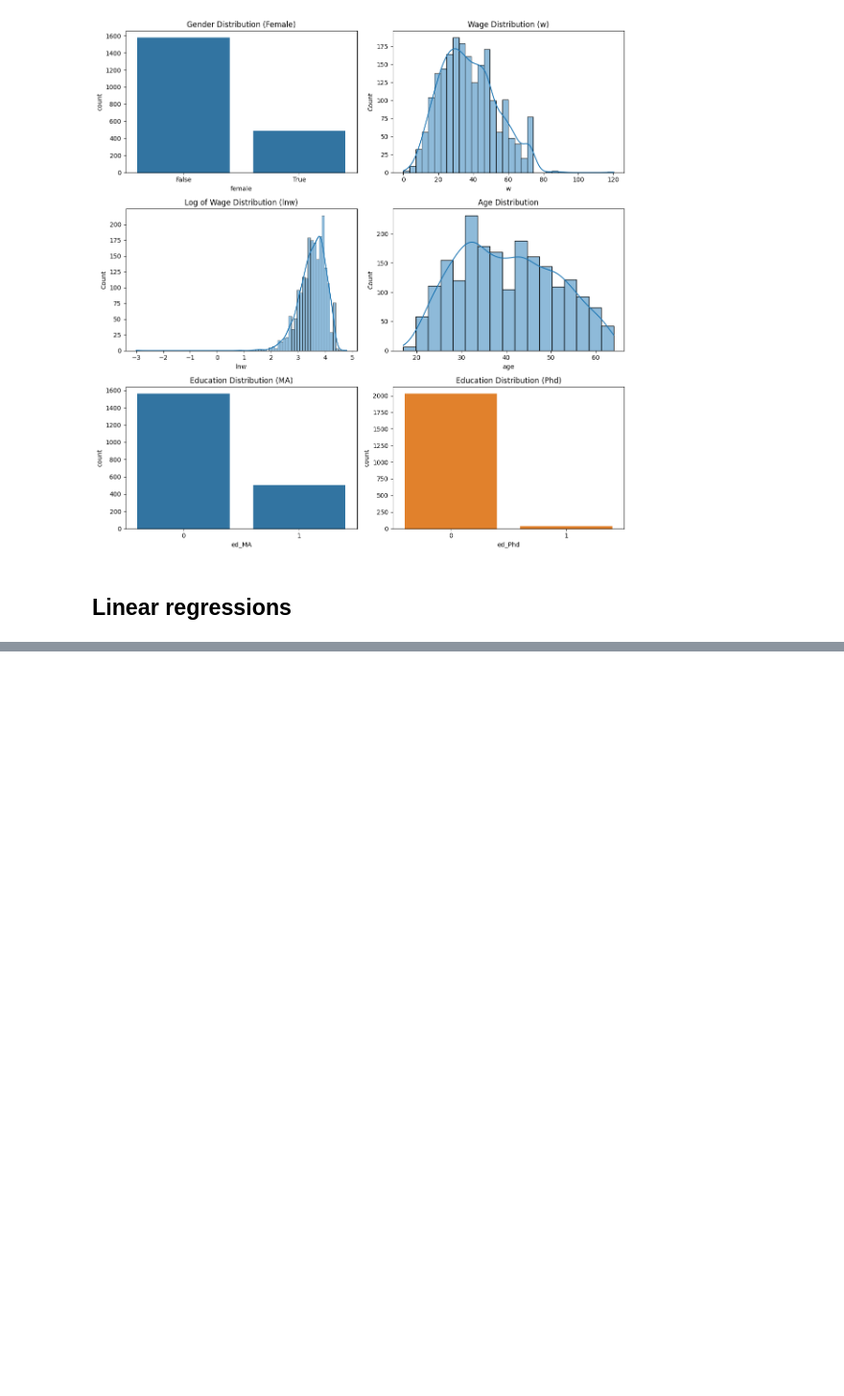
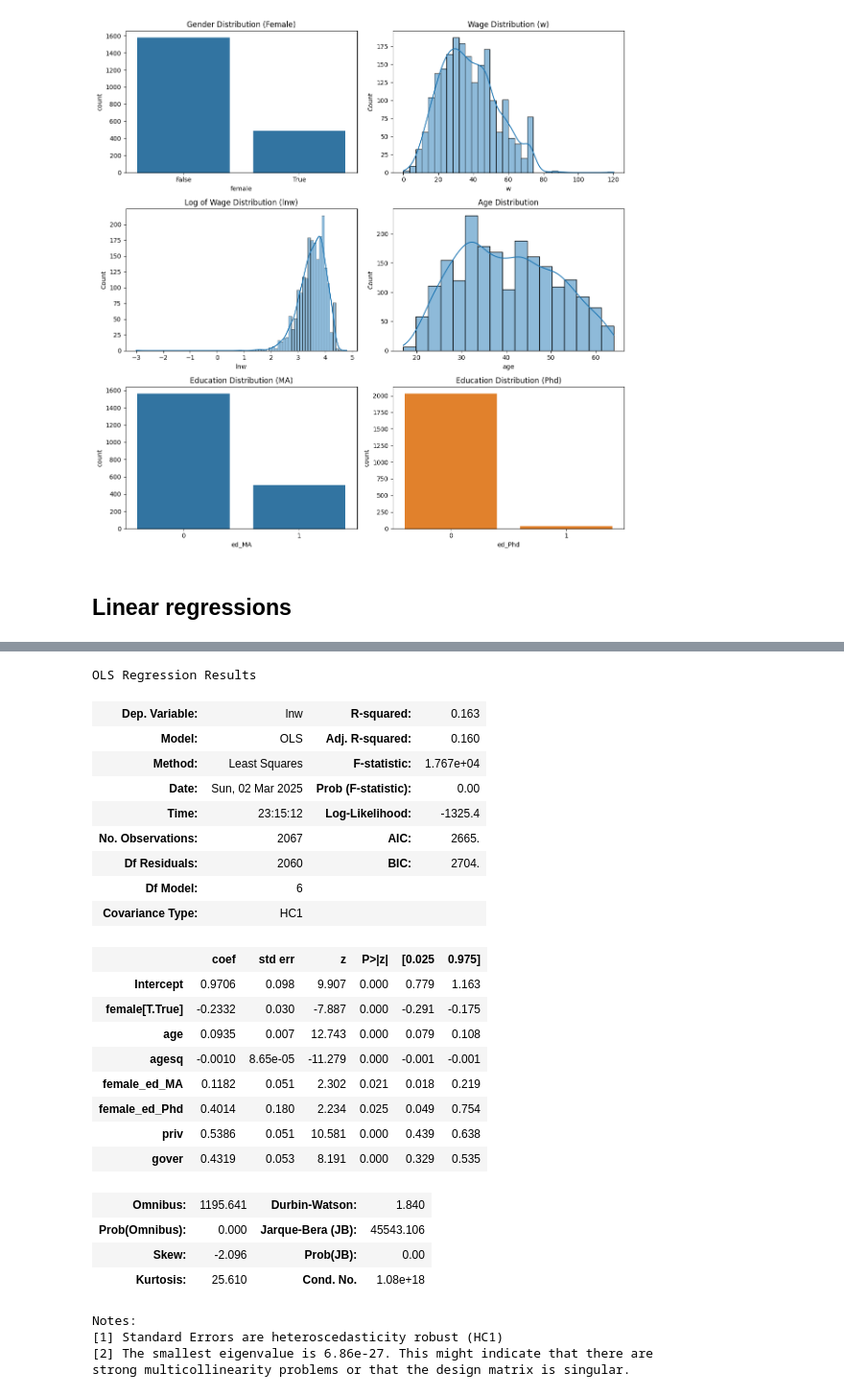
Before and after one commit to AssetKabdula/Prediction-with-Machine-Learning-for-Economists, a Jupyter notebook: Assignment_1/assignment_1.ipynb, the cells around one changed output, grey strips where cells are left out. Shown: that part at 96% size. Saved outputs shown, nothing was run; the diff lists cells and outputs as text; code cells hidden in the pictures; blank space fills up the shorter version.

```diff
--- a/Assignment_1/assignment_1.ipynb
+++ b/Assignment_1/assignment_1.ipynb
@@ -194,10 +198,9 @@ plt.show()
 # %% [markdown]
 ## Linear regressions
 # %%
-# The target variable (lnw)
-y = data['lnw']
+model1 = "lnw~female+age"
+model2 = "lnw~female+age+agesq"
+model3 = "lnw~female+age+agesq+female_ed_MA+female_ed_Phd"
+model4 = "lnw~female+age+agesq+female_ed_MA+female_ed_Phd+priv+gover"
 
-X1 = data[['female', 'age']]
-X2 = data[['female', 'age', 'agesq']]
-X3 = data[['female', 'age', 'agesq', 'female_ed_MA', 'female_ed_Phd']]
-X4 = data[['female', 'age', 'agesq', 'female_ed_MA', 'female_ed_Phd', 'priv', 'gover']]
+model_equations = [model1, model2, model3, model4]
@@ -240,0 +287,31 @@ Coefficients: [-0.23324381  0.09349869 -0.0009759   0.11818857  0.40142368  0.05
+# %%
+reg4 = smf.ols(formula=model4, data=data).fit(cov_type="HC1")
+reg4.summary()
+# %% [output]
+OLS Regression Results
+| Dep. Variable: | lnw | R-squared: | 0.163 |
+| Model: | OLS | Adj. R-squared: | 0.160 |
+| Method: | Least Squares | F-statistic: | 1.767e+04 |
+| Date: | Sun, 02 Mar 2025 | Prob (F-statistic): | 0.00 |
+| Time: | 23:15:12 | Log-Likelihood: | -1325.4 |
+| No. Observations: | 2067 | AIC: | 2665. |
+| Df Residuals: | 2060 | BIC: | 2704. |
+| Df Model: | 6 |  |  |
+| Covariance Type: | HC1 |  |  |
+|  | coef | std err | z | P>|z| | [0.025 | 0.975] |
+| Intercept | 0.9706 | 0.098 | 9.907 | 0.000 | 0.779 | 1.163 |
+| female[T.True] | -0.2332 | 0.030 | -7.887 | 0.000 | -0.291 | -0.175 |
+| age | 0.0935 | 0.007 | 12.743 | 0.000 | 0.079 | 0.108 |
+| agesq | -0.0010 | 8.65e-05 | -11.279 | 0.000 | -0.001 | -0.001 |
+| female_ed_MA | 0.1182 | 0.051 | 2.302 | 0.021 | 0.018 | 0.219 |
+| female_ed_Phd | 0.4014 | 0.180 | 2.234 | 0.025 | 0.049 | 0.754 |
+| priv | 0.5386 | 0.051 | 10.581 | 0.000 | 0.439 | 0.638 |
+| gover | 0.4319 | 0.053 | 8.191 | 0.000 | 0.329 | 0.535 |
+| Omnibus: | 1195.641 | Durbin-Watson: | 1.840 |
+| Prob(Omnibus): | 0.000 | Jarque-Bera (JB): | 45543.106 |
+| Skew: | -2.096 | Prob(JB): | 0.00 |
+| Kurtosis: | 25.610 | Cond. No. | 1.08e+18 |
+Notes:
+[1] Standard Errors are heteroscedasticity robust (HC1)
+[2] The smallest eigenvalue is 6.86e-27. This might indicate that there are
+strong multicollinearity problems or that the design matrix is singular.
```
Also changed, not shown: parts of 23 cells of this notebook.
